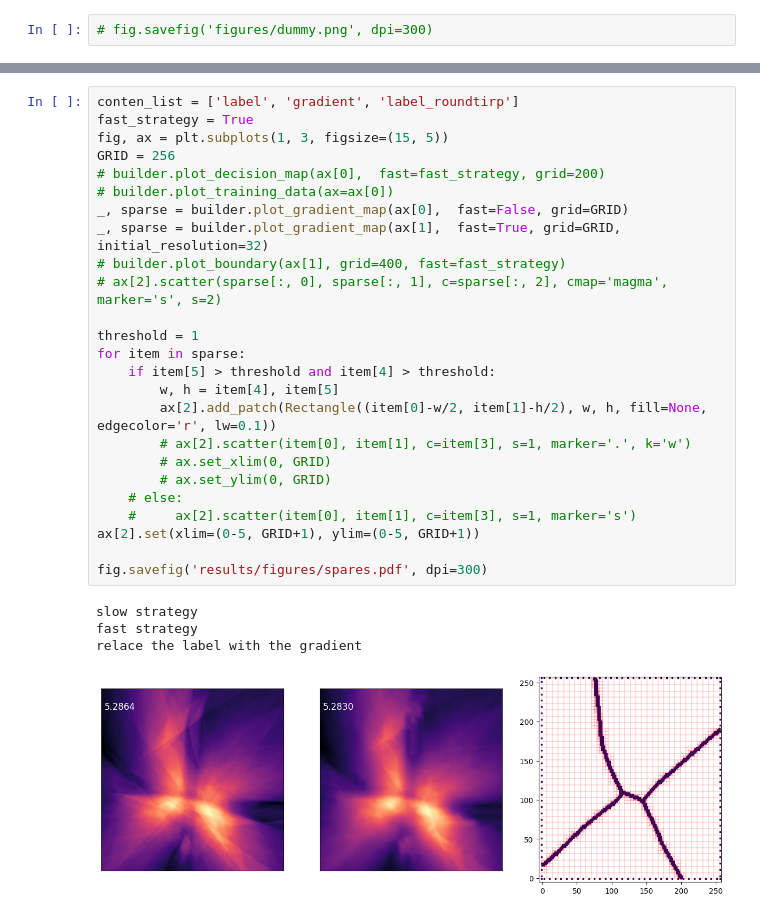
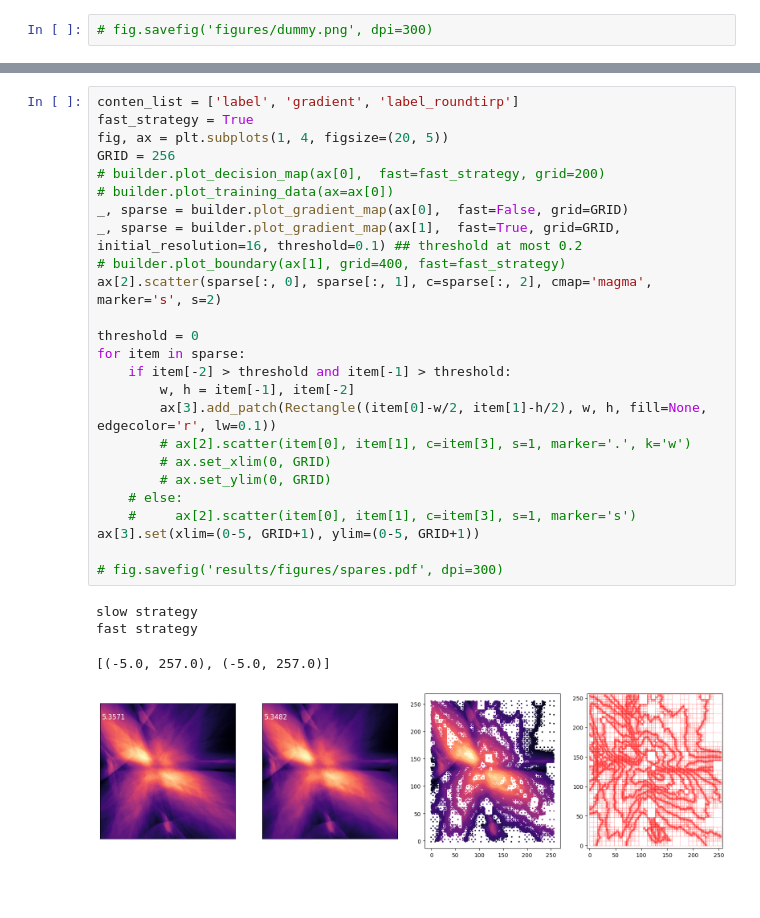
Before and after one commit to wuyuyu1024/map_builder, a Jupyter notebook: draft.ipynb, the cells around one changed output, grey strips where cells are left out. Saved outputs shown, nothing was run; the diff lists cells and outputs as text; blank space fills up the shorter version.

Commit message:
added a general implemnet for gradient map

```diff
--- a/draft.ipynb
+++ b/draft.ipynb
@@ -123,33 +129,33 @@ slow strategy
 # %%
 conten_list = ['label', 'gradient', 'label_roundtirp']
 fast_strategy = True
-fig, ax = plt.subplots(1, 3, figsize=(15, 5))
+fig, ax = plt.subplots(1, 4, figsize=(20, 5))
 GRID = 256
 # builder.plot_decision_map(ax[0],  fast=fast_strategy, grid=200)
 # builder.plot_training_data(ax=ax[0])
 _, sparse = builder.plot_gradient_map(ax[0],  fast=False, grid=GRID)
-_, sparse = builder.plot_gradient_map(ax[1],  fast=True, grid=GRID, initial_resolution=32)
+_, sparse = builder.plot_gradient_map(ax[1],  fast=True, grid=GRID, initial_resolution=16, threshold=0.1) ## threshold at most 0.2
 # builder.plot_boundary(ax[1], grid=400, fast=fast_strategy)
-# ax[2].scatter(sparse[:, 0], sparse[:, 1], c=sparse[:, 2], cmap='magma', marker='s', s=2)
+ax[2].scatter(sparse[:, 0], sparse[:, 1], c=sparse[:, 2], cmap='magma', marker='s', s=2)
 
-threshold = 1
+threshold = 0
 for item in sparse:
-    if item[5] > threshold and item[4] > threshold:
-        w, h = item[4], item[5]
-        ax[2].add_patch(Rectangle((item[0]-w/2, item[1]-h/2), w, h, fill=None, edgecolor='r', lw=0.1))
+    if item[-2] > threshold and item[-1] > threshold:
+        w, h = item[-1], item[-2]
+        ax[3].add_patch(Rectangle((item[0]-w/2, item[1]-h/2), w, h, fill=None, edgecolor='r', lw=0.1))
         # ax[2].scatter(item[0], item[1], c=item[3], s=1, marker='.', k='w')
         # ax.set_xlim(0, GRID)
         # ax.set_ylim(0, GRID)
     # else:
     #     ax[2].scatter(item[0], item[1], c=item[3], s=1, marker='s')
-ax[2].set(xlim=(0-5, GRID+1), ylim=(0-5, GRID+1))
+ax[3].set(xlim=(0-5, GRID+1), ylim=(0-5, GRID+1))
 
-fig.savefig('results/figures/spares.pdf', dpi=300)
+# fig.savefig('results/figures/spares.pdf', dpi=300)
 # %% [output]
 slow strategy
 fast strategy
-relace the label with the gradient
+[(-5.0, 257.0), (-5.0, 257.0)]
-[figure, old version]
+[figure, new version]
 # %%
 conten_list = ['label', 'gradient', 'label_roundtirp']
 fast_strategy = True
```
Also changed, not shown: parts of 6 cells of this notebook, 3 other files.
